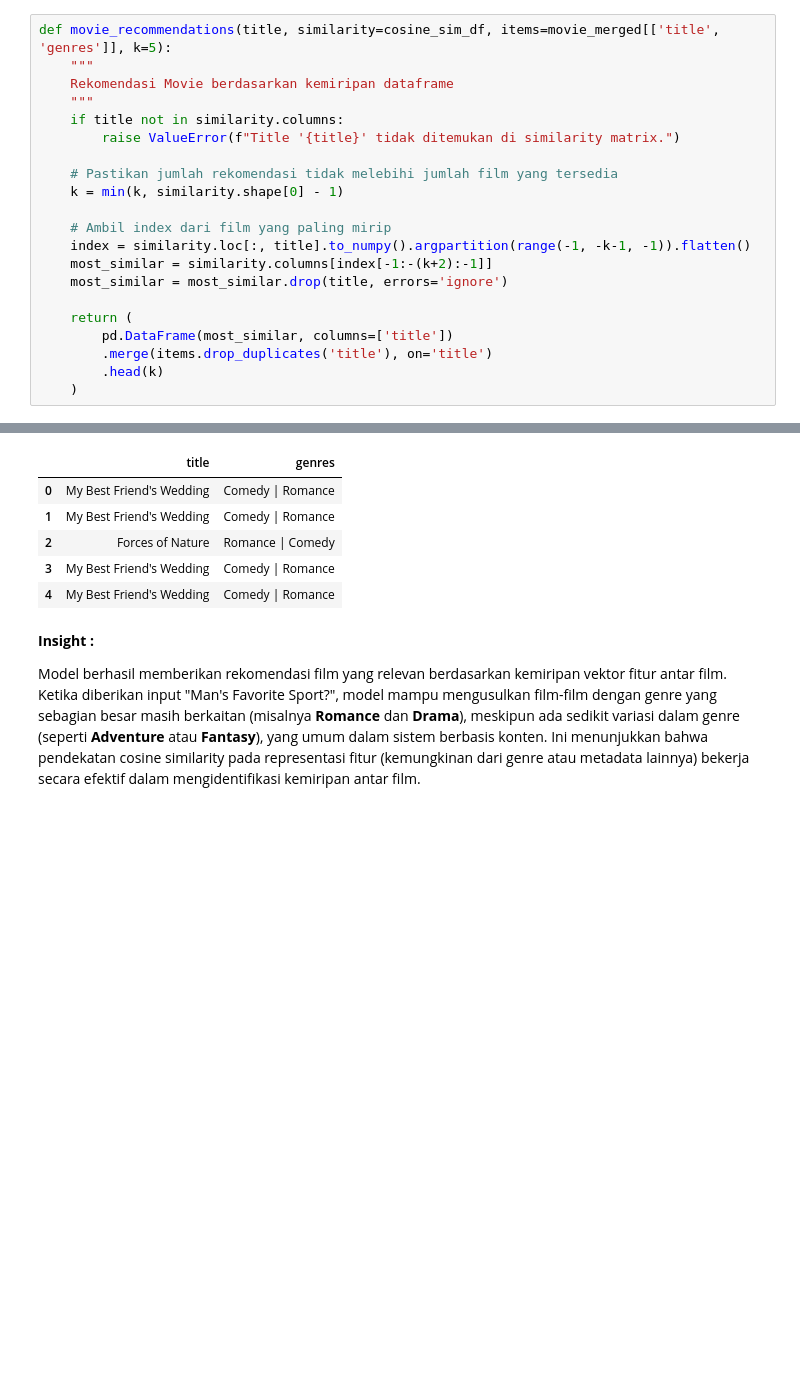
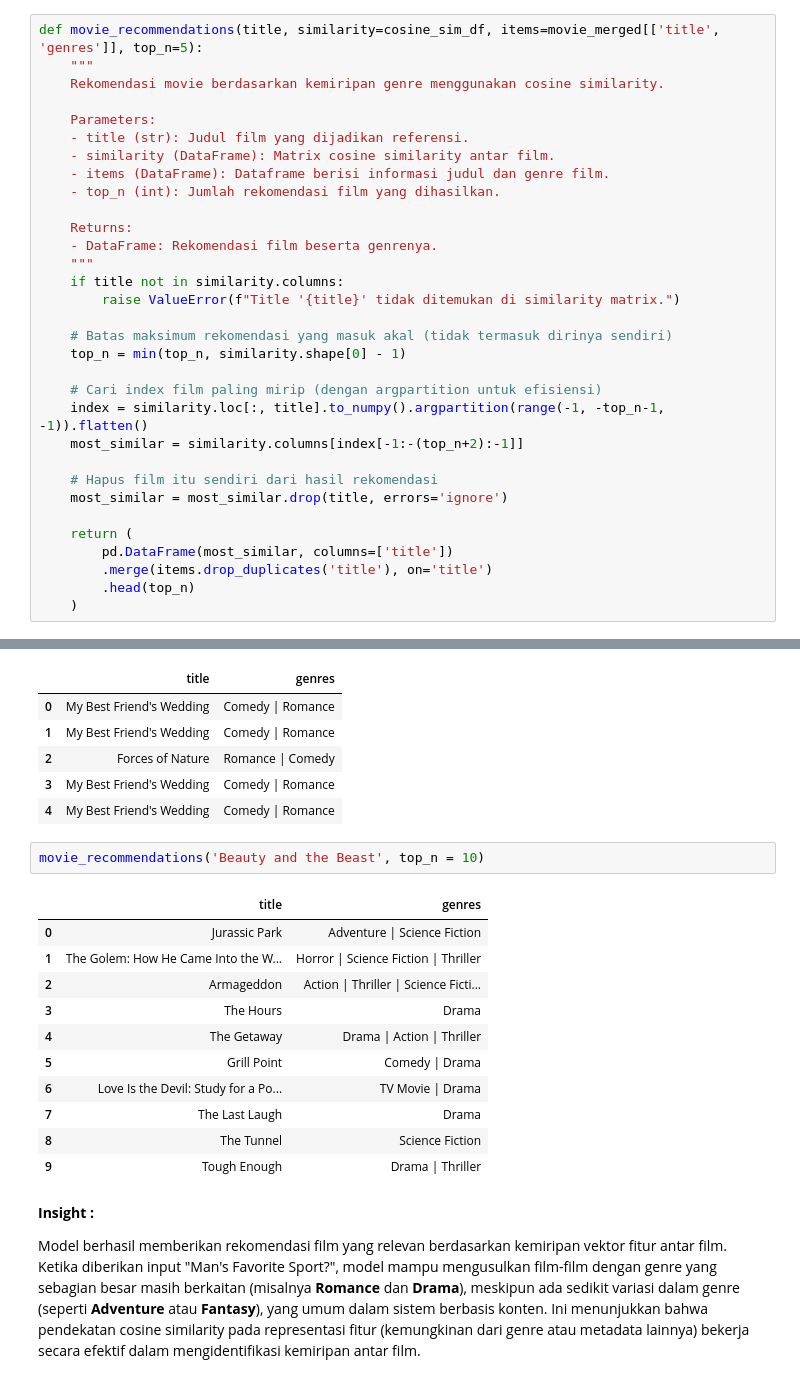
Before and after one commit to dwsafperri/movies_recommendation_system, a Jupyter notebook: recommendation_system.ipynb, the cells around one changed output, grey strips where cells are left out. Saved outputs shown, nothing was run; the diff lists cells and outputs as text; blank space fills up the shorter version.

```diff
--- a/recommendation_system.ipynb
+++ b/recommendation_system.ipynb
@@ -823,23 +874,34 @@ Matriks ini bisa dipakai untuk mencari film yang mirip dengan film tertentu —
 # %%
-def movie_recommendations(title, similarity=cosine_sim_df, items=movie_merged[['title', 'genres']], k=5):
+def movie_recommendations(title, similarity=cosine_sim_df, items=movie_merged[['title', 'genres']], top_n=5):
     """
-    Rekomendasi Movie berdasarkan kemiripan dataframe
+    Rekomendasi movie berdasarkan kemiripan genre menggunakan cosine similarity.
+
+    Parameters:
+    - title (str): Judul film yang dijadikan referensi.
+    - similarity (DataFrame): Matrix cosine similarity antar film.
+    - items (DataFrame): Dataframe berisi informasi judul dan genre film.
+    - top_n (int): Jumlah rekomendasi film yang dihasilkan.
+
+    Returns:
+    - DataFrame: Rekomendasi film beserta genrenya.
     """
     if title not in similarity.columns:
         raise ValueError(f"Title '{title}' tidak ditemukan di similarity matrix.")
 
-    # Pastikan jumlah rekomendasi tidak melebihi jumlah film yang tersedia
-    k = min(k, similarity.shape[0] - 1)
+    # Batas maksimum rekomendasi yang masuk akal (tidak termasuk dirinya sendiri)
+    top_n = min(top_n, similarity.shape[0] - 1)
 
-    # Ambil index dari film yang paling mirip
-    index = similarity.loc[:, title].to_numpy().argpartition(range(-1, -k-1, -1)).flatten()
-    most_similar = similarity.columns[index[-1:-(k+2):-1]]
+    # Cari index film paling mirip (dengan argpartition untuk efisiensi)
+    index = similarity.loc[:, title].to_numpy().argpartition(range(-1, -top_n-1, -1)).flatten()
+    most_similar = similarity.columns[index[-1:-(top_n+2):-1]]
+
+    # Hapus film itu sendiri dari hasil rekomendasi
     most_similar = most_similar.drop(title, errors='ignore')
 
     return (
         pd.DataFrame(most_similar, columns=['title'])
         .merge(items.drop_duplicates('title'), on='title')
-        .head(k)
+        .head(top_n)
     )
 # %%
 cosine_sim_df = cosine_sim_df[~cosine_sim_df.index.duplicated(keep='first')]
@@ -857,6 +919,20 @@ movie_recommendations('Man\'s Favorite Sport?')
 | 2 | Forces of Nature | Romance | Comedy |
 | 3 | My Best Friend's Wedding | Comedy | Romance |
 | 4 | My Best Friend's Wedding | Comedy | Romance |
+# %%
+movie_recommendations('Beauty and the Beast', top_n = 10)
+# %% [output]
+|  | title | genres |
+| 0 | Jurassic Park | Adventure | Science Fiction |
+| 1 | The Golem: How He Came Into the W... | Horror | Science Fiction | Thriller |
+| 2 | Armageddon | Action | Thriller | Science Ficti... |
+| 3 | The Hours | Drama |
+| 4 | The Getaway | Drama | Action | Thriller |
+| 5 | Grill Point | Comedy | Drama |
+| 6 | Love Is the Devil: Study for a Po... | TV Movie | Drama |
+| 7 | The Last Laugh | Drama |
+| 8 | The Tunnel | Science Fiction |
+| 9 | Tough Enough | Drama | Thriller |
 # %% [markdown]
 **Insight :**
 
```
Also changed, not shown: parts of 19 cells of this notebook, 1 other file.
